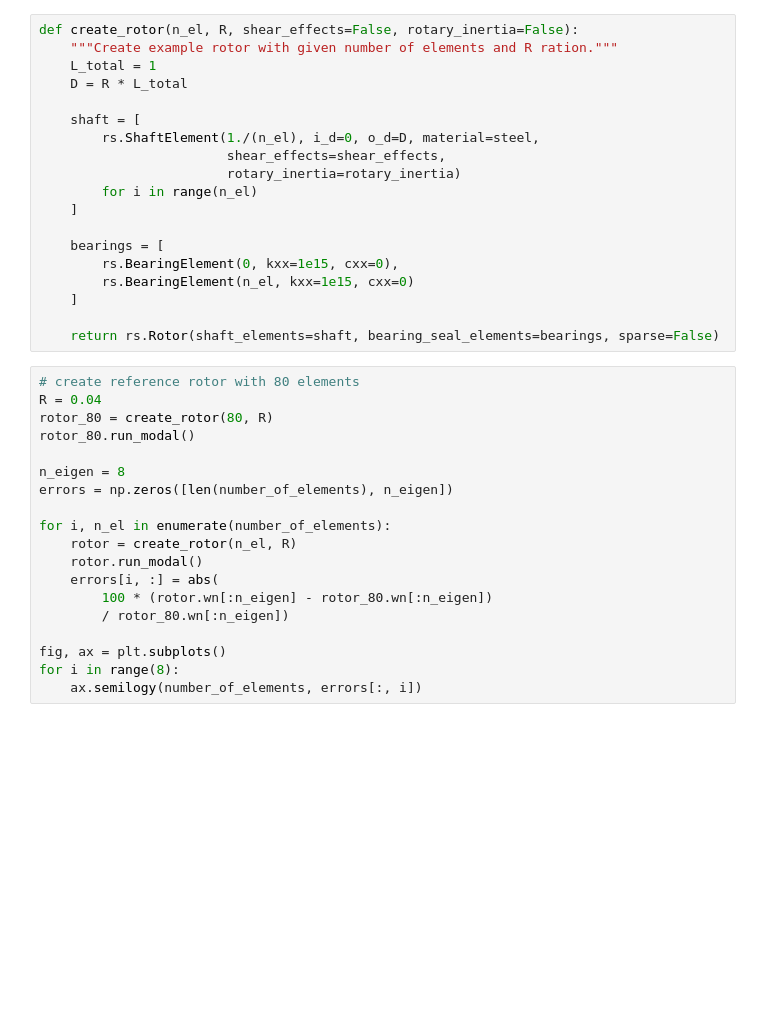
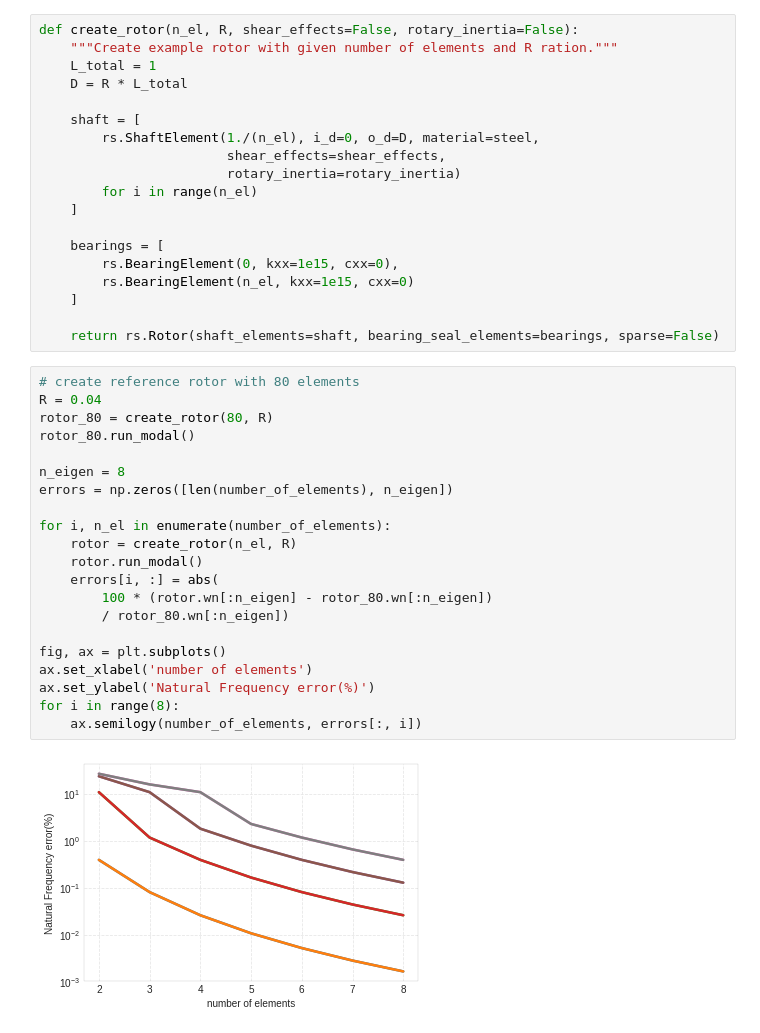
Before and after one commit to jguarato/ross, a Jupyter notebook: docs/examples/example_05_08_02.ipynb, the cells around one changed output. Drawn from its saved outputs; the diff is of its cells as text; blank space fills up the shorter version.

```diff
--- a/docs/examples/example_05_08_02.ipynb
+++ b/docs/examples/example_05_08_02.ipynb
@@ -30,22 +32,26 @@ def create_rotor(n_el, R, shear_effects=False, rotary_inertia=False):
 # %%
 # create reference rotor with 80 elements
 R = 0.04
 rotor_80 = create_rotor(80, R)
 rotor_80.run_modal()
 
 n_eigen = 8
 errors = np.zeros([len(number_of_elements), n_eigen])
 
 for i, n_el in enumerate(number_of_elements):
     rotor = create_rotor(n_el, R)
     rotor.run_modal()
     errors[i, :] = abs(
         100 * (rotor.wn[:n_eigen] - rotor_80.wn[:n_eigen])
         / rotor_80.wn[:n_eigen])
 
 fig, ax = plt.subplots()
+ax.set_xlabel('number of elements')
+ax.set_ylabel('Natural Frequency error(%)')
 for i in range(8):
     ax.semilogy(number_of_elements, errors[:, i])
+# %% [output]
+[figure, added]
 # %%
 # create reference rotor with 80 elements
 n_el = 6
```
Also changed, not shown: parts of 3 cells of this notebook, 6 other files.
